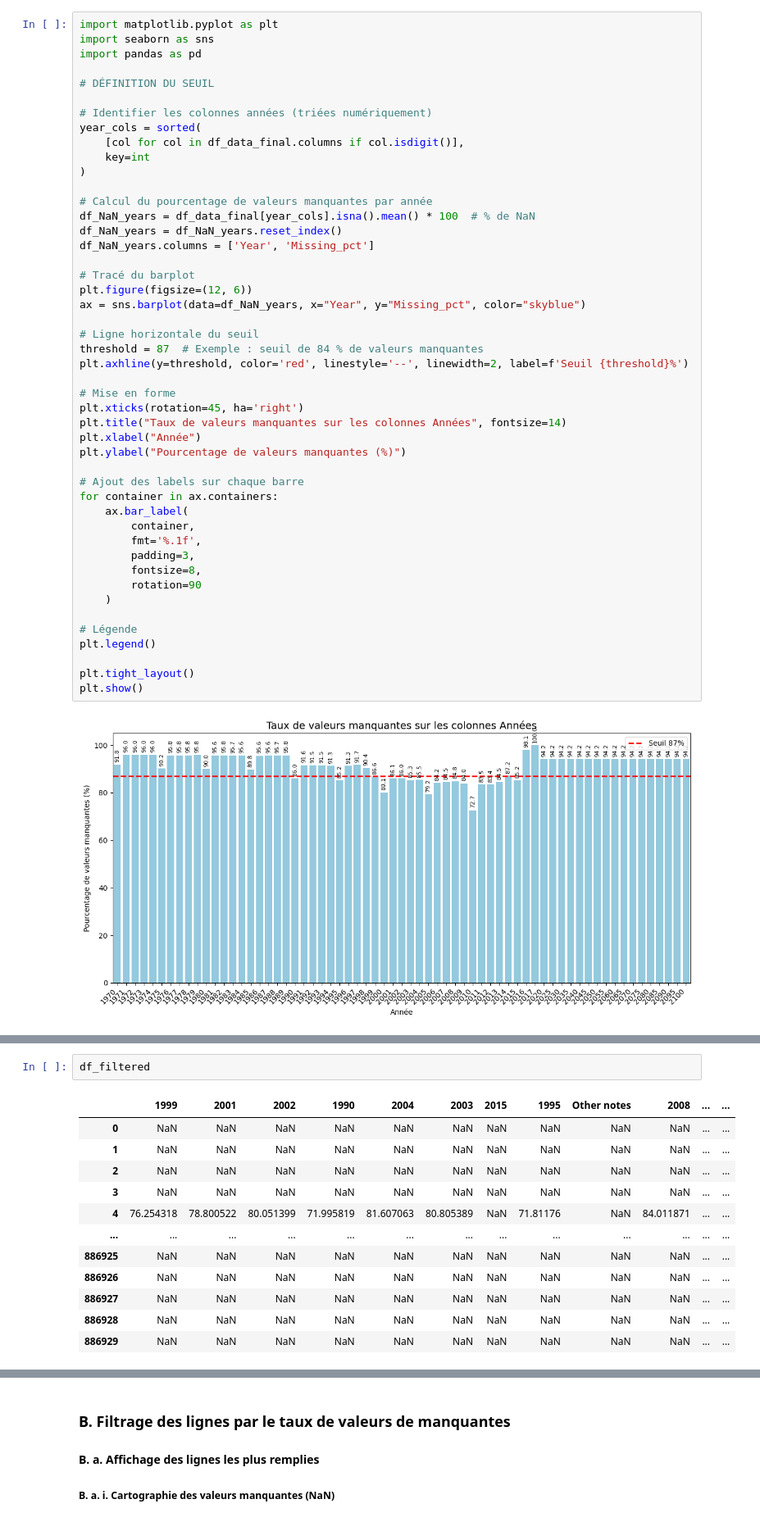
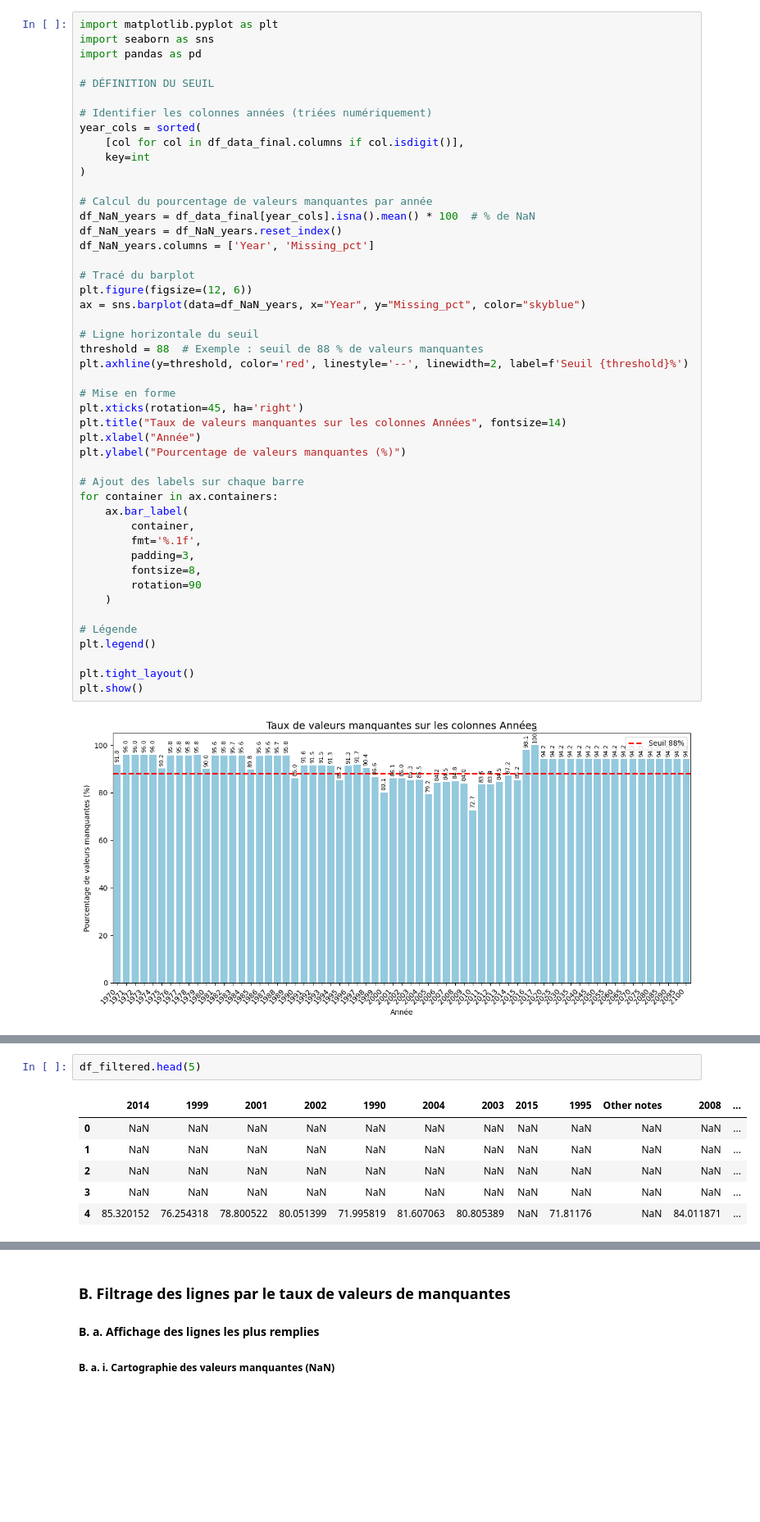
Before and after one commit to elochn/projets-openclassroom-fr, a Jupyter notebook: Projet2/Projet 2 - Analysez les données de systèmes éducatifs.ipynb, the cells around one changed output, grey strips where cells are left out. Shown at 82% size. Drawn from its saved outputs; the diff is of its cells as text; blank space fills up the shorter version.

```diff
--- a/Projet2/Projet 2 - Analysez les données de systèmes éducatifs.ipynb
+++ b/Projet2/Projet 2 - Analysez les données de systèmes éducatifs.ipynb
@@ -1380,7 +1342,7 @@ plt.figure(figsize=(12, 6))
 ax = sns.barplot(data=df_NaN_years, x="Year", y="Missing_pct", color="skyblue")
 
 # Ligne horizontale du seuil
-threshold = 87  # Exemple : seuil de 84 % de valeurs manquantes
+threshold = 88  # Exemple : seuil de 88 % de valeurs manquantes
 plt.axhline(y=threshold, color='red', linestyle='--', linewidth=2, label=f'Seuil {threshold}%')
 
 # Mise en forme
@@ -1425,15 +1387,9 @@ print(f"✅ Nouveau dataframe filtré : {df_filtered.shape[1]} colonnes conserv
 # %%
-df_filtered
+df_filtered.head(5)
 # %% [output]
-|  | 1999 | 2001 | 2002 | 1990 | 2004 | 2003 | 2015 | 1995 | Other notes | 2008 | ... | ... |
-| 0 | NaN | NaN | NaN | NaN | NaN | NaN | NaN | NaN | NaN | NaN | ... | ... |
-| 1 | NaN | NaN | NaN | NaN | NaN | NaN | NaN | NaN | NaN | NaN | ... | ... |
-| 2 | NaN | NaN | NaN | NaN | NaN | NaN | NaN | NaN | NaN | NaN | ... | ... |
-| 3 | NaN | NaN | NaN | NaN | NaN | NaN | NaN | NaN | NaN | NaN | ... | ... |
-| 4 | 76.254318 | 78.800522 | 80.051399 | 71.995819 | 81.607063 | 80.805389 | NaN | 71.81176 | NaN | 84.011871 | ... | ... |
-| ... | ... | ... | ... | ... | ... | ... | ... | ... | ... | ... | ... | ... |
-| 886925 | NaN | NaN | NaN | NaN | NaN | NaN | NaN | NaN | NaN | NaN | ... | ... |
-| 886926 | NaN | NaN | NaN | NaN | NaN | NaN | NaN | NaN | NaN | NaN | ... | ... |
-| 886927 | NaN | NaN | NaN | NaN | NaN | NaN | NaN | NaN | NaN | NaN | ... | ... |
-| 886928 | NaN | NaN | NaN | NaN | NaN | NaN | NaN | NaN | NaN | NaN | ... | ... |
-| 886929 | NaN | NaN | NaN | NaN | NaN | NaN | NaN | NaN | NaN | NaN | ... | ... |
+|  | 2014 | 1999 | 2001 | 2002 | 1990 | 2004 | 2003 | 2015 | 1995 | Other notes | 2008 | ... |
+| 0 | NaN | NaN | NaN | NaN | NaN | NaN | NaN | NaN | NaN | NaN | NaN | ... |
+| 1 | NaN | NaN | NaN | NaN | NaN | NaN | NaN | NaN | NaN | NaN | NaN | ... |
+| 2 | NaN | NaN | NaN | NaN | NaN | NaN | NaN | NaN | NaN | NaN | NaN | ... |
+| 3 | NaN | NaN | NaN | NaN | NaN | NaN | NaN | NaN | NaN | NaN | NaN | ... |
+| 4 | 85.320152 | 76.254318 | 78.800522 | 80.051399 | 71.995819 | 81.607063 | 80.805389 | NaN | 71.81176 | NaN | 84.011871 | ... |
```
Also changed, not shown: parts of 94 cells of this notebook.
